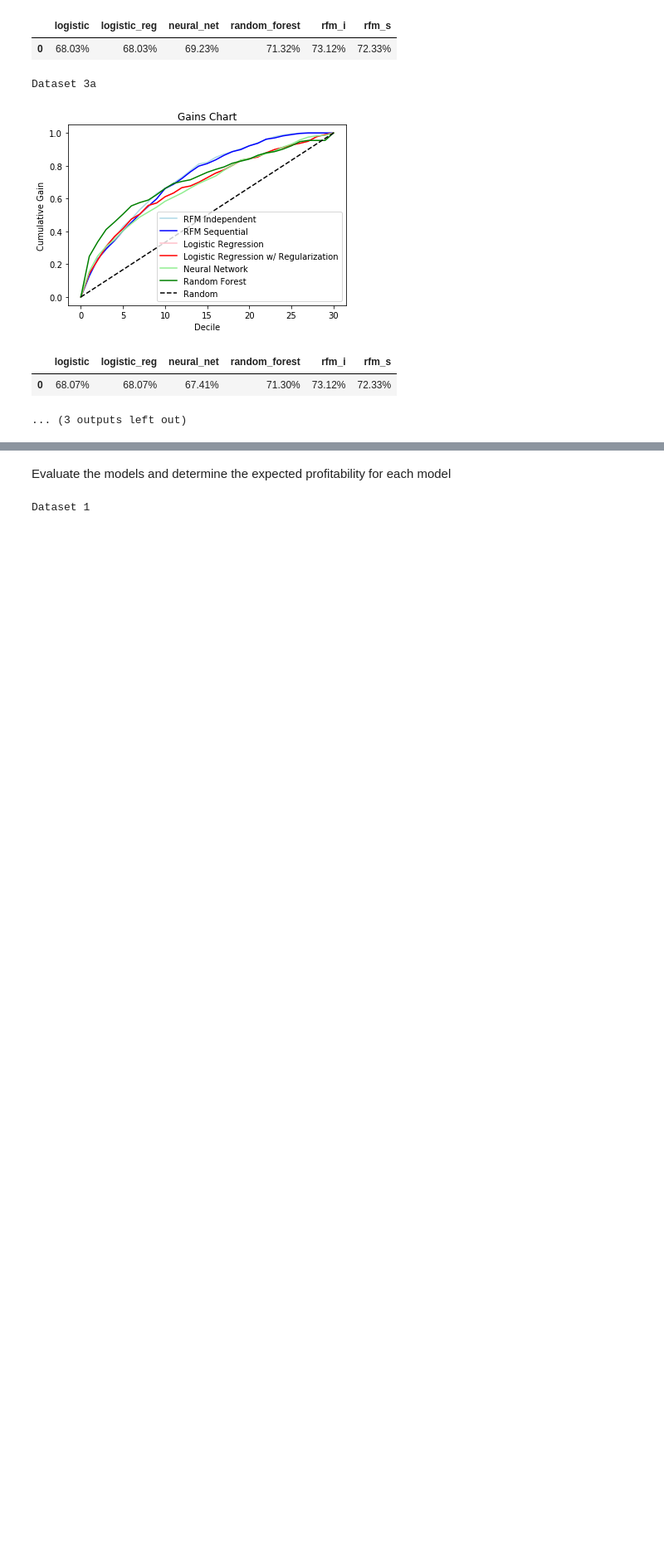
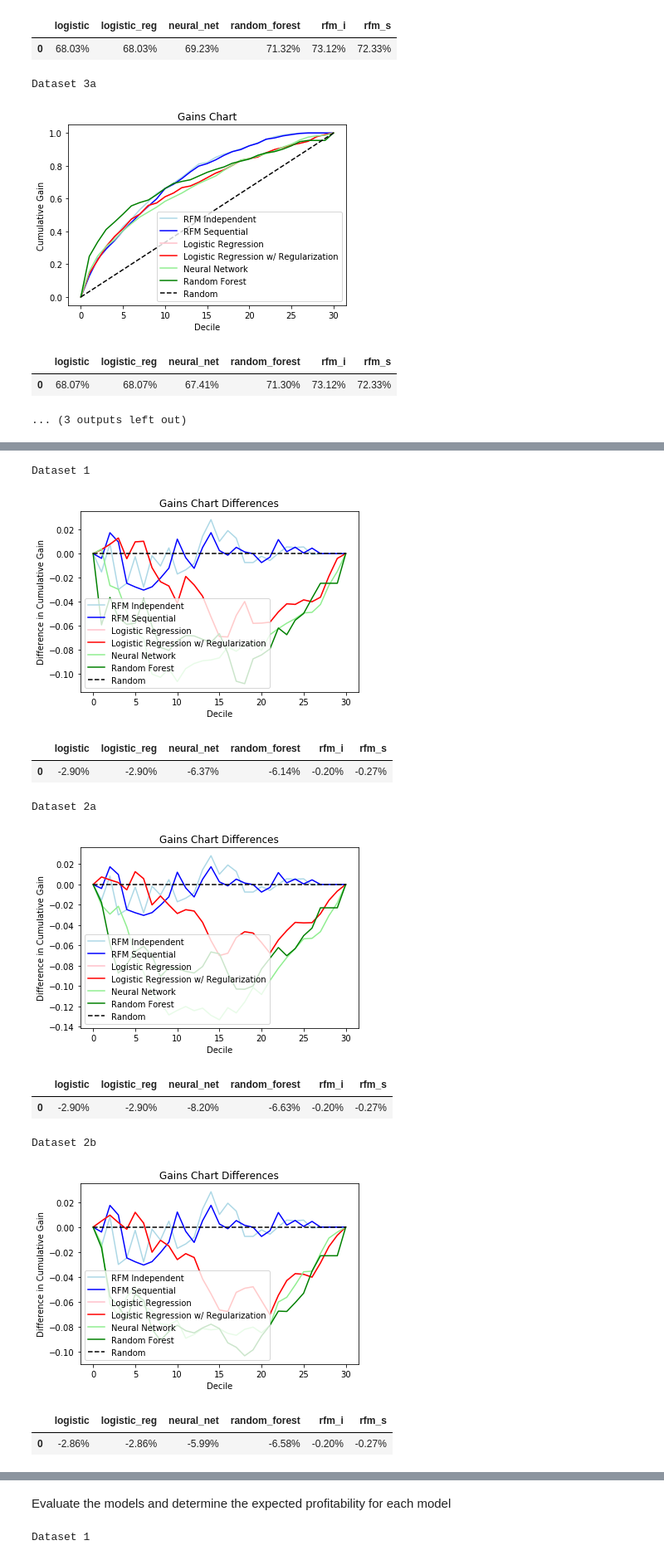
Before and after one commit to adeng/mba263-projects, a Jupyter notebook: Intuit Group Assignment.ipynb, the cells around one changed output, grey strips where cells are left out. Shown at 83% size. Saved outputs shown, nothing was run; the diff lists cells and outputs as text; code cells hidden in the pictures; blank space fills up the shorter version.

Commit message:
Add overfitting calculation

```diff
--- a/Intuit Group Assignment.ipynb
+++ b/Intuit Group Assignment.ipynb
@@ -346,6 +366,21 @@ def plot_gains(gains):
     plt.legend()
     plt.show()
 
+# A function to plot gains deltas
+def plot_gains_differences(differences):
+    plt.plot(differences['rfm_i'], label='RFM Independent', color='lightblue')
+    plt.plot(differences['rfm_s'], label='RFM Sequential', color='blue')
+    plt.plot(differences['logistic'], label='Logistic Regression', color='pink')
+    plt.plot(differences['logistic_reg'], label='Logistic Regression w/ Regularization', color='red')
+    plt.plot(differences['neural_net'], label='Neural Network', color='lightgreen')
+    plt.plot(differences['random_forest'], label='Random Forest', color='green')
+    plt.plot([0, 30], [0, 0], 'k--', label='Random')
+    plt.xlabel('Decile')
+    plt.ylabel('Difference in Cumulative Gain')
+    plt.title('Gains Chart Differences')
+    plt.legend()
+    plt.show()
+
 def print_gains_performance(predictions):
     gains = evaluate_predictions(predictions)
     auc = calculate_gains_auc(gains)
@@ -385,0 +424,43 @@ Dataset 3a
+# %%
+# Define helper function to calculate and display overfitting
+def calculate_overfitting(predictions, actuals):
+    # Calculate gains on predictions and actuals
+    gains_predict = evaluate_predictions(predictions)
+    gains_actuals = evaluate_predictions(actuals)
+
+    # Calculate gains AUC difference
+    auc_predict = calculate_gains_auc(gains_predict)
+    auc_actuals = calculate_gains_auc(gains_actuals)
+
+    # Calculate differences
+    gains_difference = gains_predict - gains_actuals
+    auc_difference = auc_predict - auc_actuals
+
+    # Display
+    gains_auc = auc_difference.style.format("{:.2%}")
+    plot_gains_differences(gains_difference)
+    display(gains_auc)
+# %%
+print("Dataset 1")
+calculate_overfitting(predictions1, actuals1)
+print("Dataset 2a")
+calculate_overfitting(predictions2a, actuals2a)
+print("Dataset 2b")
+calculate_overfitting(predictions2b, actuals2b)
+print("Dataset 3a")
+calculate_overfitting(predictions3a, actuals3a)
+print("Dataset 3b")
+calculate_overfitting(predictions3b, actuals3b)
+# %% [output]
+Dataset 1
+[figure, added]
+|  | logistic | logistic_reg | neural_net | random_forest | rfm_i | rfm_s |
+| 0 | -2.90% | -2.90% | -6.37% | -6.14% | -0.20% | -0.27% |
+Dataset 2a
+[figure, added]
+|  | logistic | logistic_reg | neural_net | random_forest | rfm_i | rfm_s |
+| 0 | -2.90% | -2.90% | -8.20% | -6.63% | -0.20% | -0.27% |
+Dataset 2b
+[figure, added]
+|  | logistic | logistic_reg | neural_net | random_forest | rfm_i | rfm_s |
+| 0 | -2.86% | -2.86% | -5.99% | -6.58% | -0.20% | -0.27% |
```
Also changed, not shown: parts of 5 cells of this notebook.
